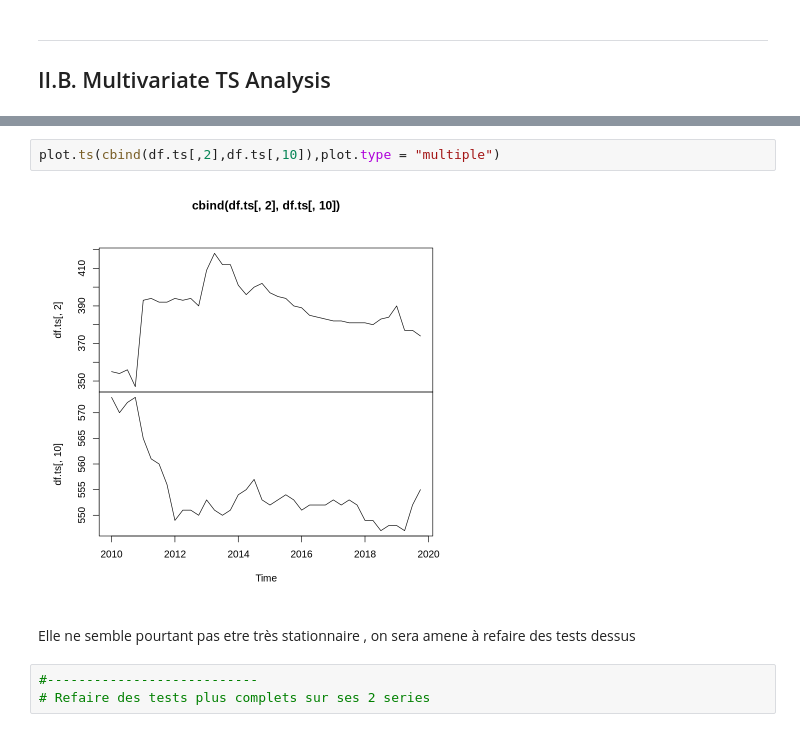
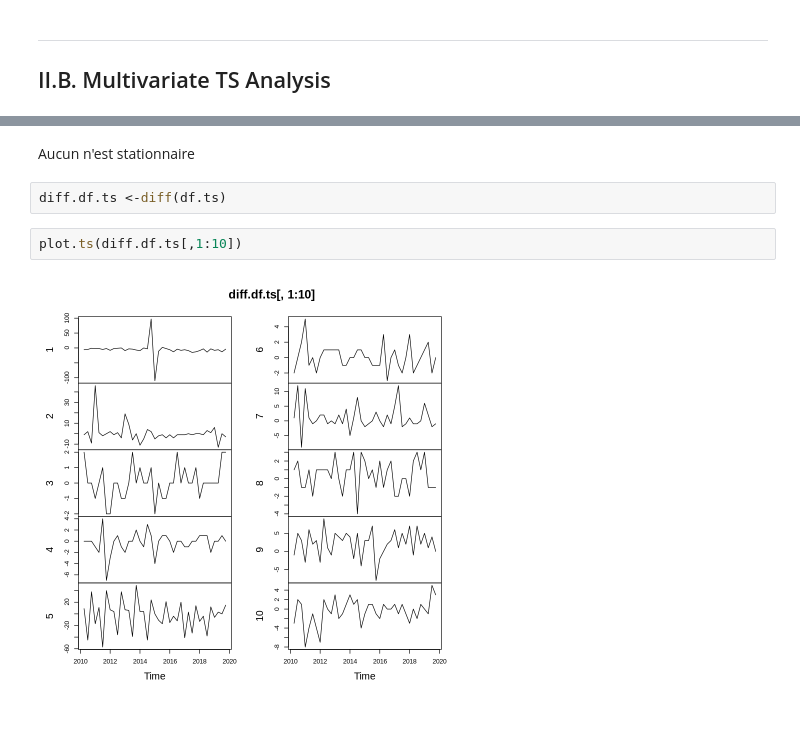
Before and after one commit to Jay-boo/TimeSeries_ACOSS, a Jupyter notebook: multivariate.ipynb, the cells around one changed output, grey strips where cells are left out. Saved outputs shown, nothing was run; the diff lists cells and outputs as text.

```diff
--- a/multivariate.ipynb
+++ b/multivariate.ipynb
@@ -259,9 +337,8 @@ $`non-stable`
+# %% [markdown]
+Aucun n'est stationnaire
+# %%
+diff.df.ts <-diff(df.ts)
 # %%
-plot.ts(cbind(df.ts[,2],df.ts[,10]),plot.type = "multiple")
+plot.ts(diff.df.ts[,1:10])
 # %% [output]
-[figure, old version]
+[figure, new version]
-# %% [markdown]
-Elle ne semble pourtant pas etre très stationnaire , on sera amene à refaire des tests dessus
-# %%
-#---------------------------
-# Refaire des tests plus complets sur ses 2 series
```
Also changed, not shown: parts of 27 cells of this notebook, 2 other files.
